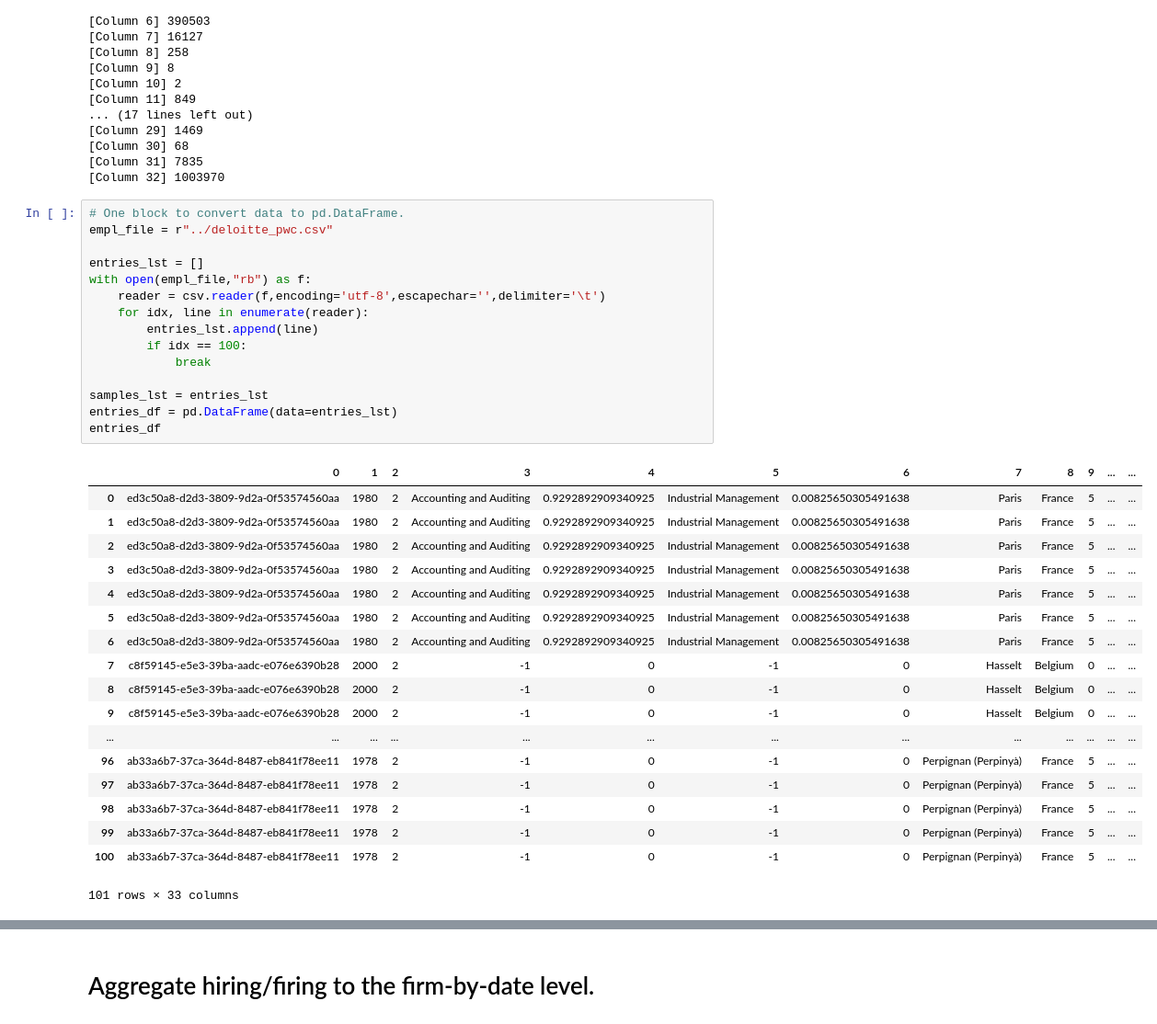
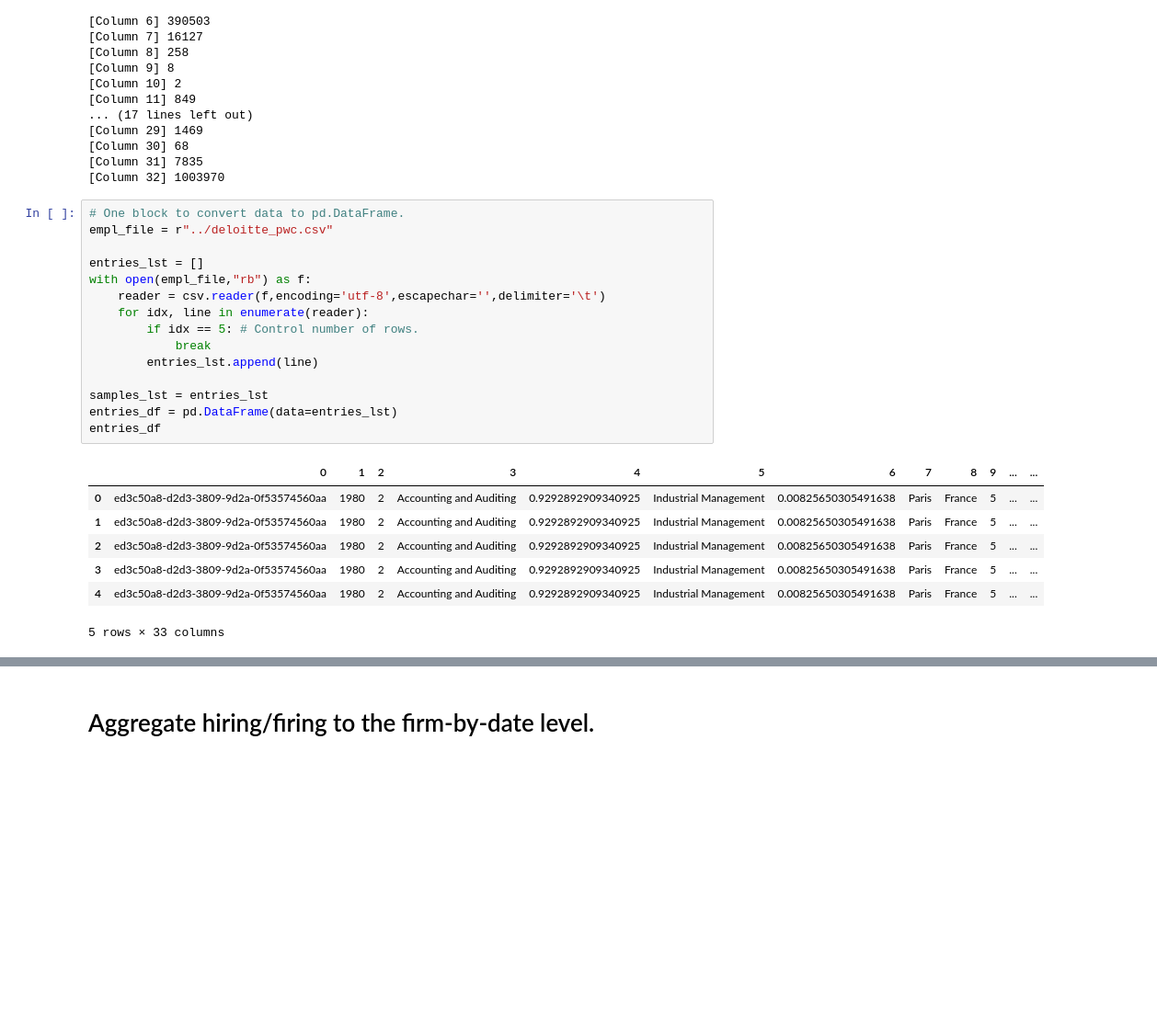
Before and after one commit to hodsonjames/employment, a Jupyter notebook: tech-jobs/Summary Statistics.ipynb, the cells around one changed output, grey strips where cells are left out. Shown at 92% size. Cells and saved outputs as stored; diff of their text form; blank space fills up the shorter version.

```diff
--- a/tech-jobs/Summary Statistics.ipynb
+++ b/tech-jobs/Summary Statistics.ipynb
@@ -75,36 +76,25 @@ for idx, values in enumerate(unique_values):
 # %%
 # One block to convert data to pd.DataFrame.
 empl_file = r"../deloitte_pwc.csv"
 
 entries_lst = []
 with open(empl_file,"rb") as f:
     reader = csv.reader(f,encoding='utf-8',escapechar='',delimiter='\t')
     for idx, line in enumerate(reader):
+        if idx == 5: # Control number of rows.
+            break
         entries_lst.append(line)
-        if idx == 100:
-            break
 
 samples_lst = entries_lst
 entries_df = pd.DataFrame(data=entries_lst)
 entries_df
 # %% [output]
 |  | 0 | 1 | 2 | 3 | 4 | 5 | 6 | 7 | 8 | 9 | ... | ... |
 | 0 | ed3c50a8-d2d3-3809-9d2a-0f53574560aa | 1980 | 2 | Accounting and Auditing | 0.9292892909340925 | Industrial Management | 0.00825650305491638 | Paris | France | 5 | ... | ... |
 | 1 | ed3c50a8-d2d3-3809-9d2a-0f53574560aa | 1980 | 2 | Accounting and Auditing | 0.9292892909340925 | Industrial Management | 0.00825650305491638 | Paris | France | 5 | ... | ... |
 | 2 | ed3c50a8-d2d3-3809-9d2a-0f53574560aa | 1980 | 2 | Accounting and Auditing | 0.9292892909340925 | Industrial Management | 0.00825650305491638 | Paris | France | 5 | ... | ... |
 | 3 | ed3c50a8-d2d3-3809-9d2a-0f53574560aa | 1980 | 2 | Accounting and Auditing | 0.9292892909340925 | Industrial Management | 0.00825650305491638 | Paris | France | 5 | ... | ... |
 | 4 | ed3c50a8-d2d3-3809-9d2a-0f53574560aa | 1980 | 2 | Accounting and Auditing | 0.9292892909340925 | Industrial Management | 0.00825650305491638 | Paris | France | 5 | ... | ... |
-| 5 | ed3c50a8-d2d3-3809-9d2a-0f53574560aa | 1980 | 2 | Accounting and Auditing | 0.9292892909340925 | Industrial Management | 0.00825650305491638 | Paris | France | 5 | ... | ... |
-| 6 | ed3c50a8-d2d3-3809-9d2a-0f53574560aa | 1980 | 2 | Accounting and Auditing | 0.9292892909340925 | Industrial Management | 0.00825650305491638 | Paris | France | 5 | ... | ... |
-| 7 | c8f59145-e5e3-39ba-aadc-e076e6390b28 | 2000 | 2 | -1 | 0 | -1 | 0 | Hasselt | Belgium | 0 | ... | ... |
-| 8 | c8f59145-e5e3-39ba-aadc-e076e6390b28 | 2000 | 2 | -1 | 0 | -1 | 0 | Hasselt | Belgium | 0 | ... | ... |
-| 9 | c8f59145-e5e3-39ba-aadc-e076e6390b28 | 2000 | 2 | -1 | 0 | -1 | 0 | Hasselt | Belgium | 0 | ... | ... |
-| ... | ... | ... | ... | ... | ... | ... | ... | ... | ... | ... | ... | ... |
-| 96 | ab33a6b7-37ca-364d-8487-eb841f78ee11 | 1978 | 2 | -1 | 0 | -1 | 0 | Perpignan (Perpinyà) | France | 5 | ... | ... |
-| 97 | ab33a6b7-37ca-364d-8487-eb841f78ee11 | 1978 | 2 | -1 | 0 | -1 | 0 | Perpignan (Perpinyà) | France | 5 | ... | ... |
-| 98 | ab33a6b7-37ca-364d-8487-eb841f78ee11 | 1978 | 2 | -1 | 0 | -1 | 0 | Perpignan (Perpinyà) | France | 5 | ... | ... |
-| 99 | ab33a6b7-37ca-364d-8487-eb841f78ee11 | 1978 | 2 | -1 | 0 | -1 | 0 | Perpignan (Perpinyà) | France | 5 | ... | ... |
-| 100 | ab33a6b7-37ca-364d-8487-eb841f78ee11 | 1978 | 2 | -1 | 0 | -1 | 0 | Perpignan (Perpinyà) | France | 5 | ... | ... |
-101 rows × 33 columns
+5 rows × 33 columns
 # %%
 # Get an example.
```
Also changed, not shown: parts of 19 cells of this notebook.
